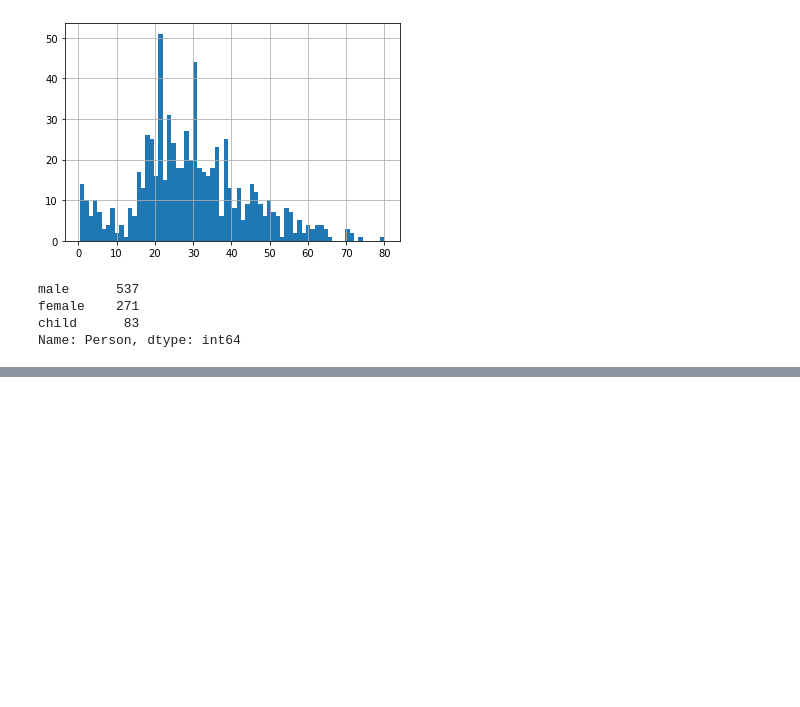
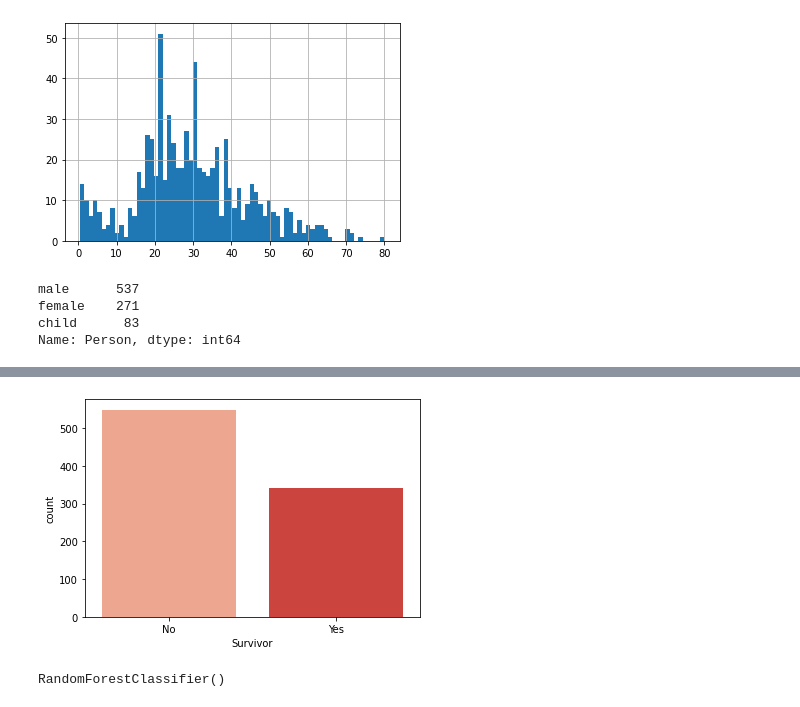
Before and after one commit to mareksturek/kaggle-competition, a Jupyter notebook: 01_titanic_survival.ipynb, the cells around one changed output, grey strips where cells are left out. Cells and saved outputs as stored; diff of their text form; code cells hidden in the pictures; blank space fills up the shorter version.

```diff
--- a/01_titanic_survival.ipynb
+++ b/01_titanic_survival.ipynb
@@ -126,0 +148,7 @@ Name: Person, dtype: int64
+# %%
+# Check Survivors
+
+dataset["Survivor"] = dataset.Survived.map({0: "No", 1: "Yes"})
+sns.countplot(x = 'Survivor', data = dataset, palette = 'Reds');
+# %% [output]
+[figure, added]
@@ -126,0 +218,8 @@ Name: Person, dtype: int64
+# %%
+# RandomForest training
+
+forest = RandomForestClassifier(n_estimators=100)
+forest = forest.fit( train_data[0::,1::], train_data[0::,0] )
+forest
+# %% [output]
+RandomForestClassifier()
```
Also changed, not shown: parts of 11 cells of this notebook.
